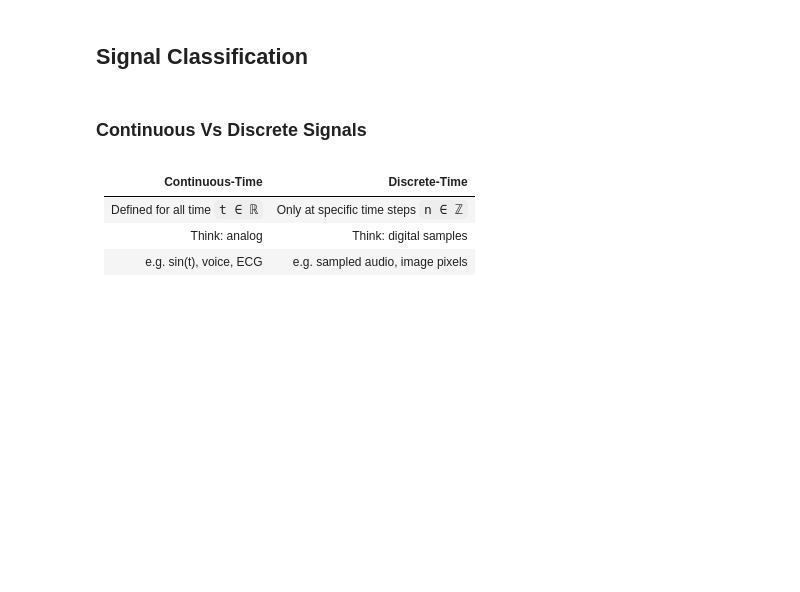
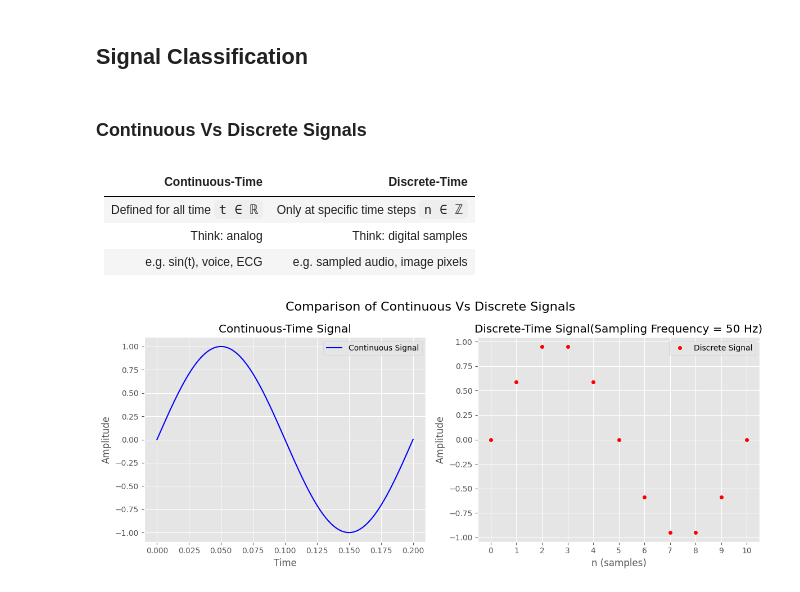
Before and after one commit to Oshadha345/Signals_and_Systems, a Jupyter notebook: Notebook/Signals.ipynb, the cells around one changed output. Saved outputs shown, nothing was run; the diff lists cells and outputs as text; code cells hidden in the pictures; blank space fills up the shorter version.

Commit message:
Signal Comparison
1. CT vs DT
2. Deterministic vs Random

```diff
--- a/Notebook/Signals.ipynb
+++ b/Notebook/Signals.ipynb
@@ -21,32 +21,44 @@ from matplotlib import style
 # %%
 # period of the continuous signal
 T = 1 / 5  # 5 Hz frequency
 
 #continuous function definition
-t = np.linspace(-10, 10, 1000)
+t = np.linspace(0,0.2, 1000)
 x_ct = np.sin(2 * np.pi * t / T)
 
 #discrete function definition
-n = np.arange(-10, 10)
-x_dt = np.sin(2 * np.pi *  n / 10 ) # if the sampling frequency is 10 Hz
+
+# if the sampling frequency is 50 Hz ; T/10 = 0.02 seconds
+n_50 = np.arange(0,11)  # 10 samples
+x_dt_50 = np.sin(2 * np.pi * 0.1 * n)
+
 
 #plot both signals
 
-plt.figure(figsize=(12, 4))
+plt.figure(figsize=(12,5))
 
 
 plt.subplot(1, 2, 1)
 plt.plot(t, x_ct, label='Continuous Signal', color='blue')
 plt.title('Continuous-Time Signal')
 plt.xlabel('Time')
 plt.ylabel('Amplitude')
+plt.legend(loc='upper right')
 
 plt.subplot(1, 2, 2)
-plt.plot(n, x_dt, 'ro', label='Discrete Signal', markersize=4)
-plt.title('Discrete-Time Signal')
-plt.xlabel('Time')
+plt.plot(n_50, x_dt_50, 'ro', label='Discrete Signal', markersize=4)
+plt.title('Discrete-Time Signal(Sampling Frequency = 50 Hz)')
+plt.xticks(n_50)  # Set x-ticks to match discrete samples
+plt.xlabel('n (samples)')
 plt.ylabel('Amplitude')
+plt.legend(loc='upper right')
 
+
+plt.suptitle('Comparison of Continuous Vs Discrete Signals', fontsize=16)
+plt.subplots_adjust(hspace=0.4, wspace=0.4)
+style.use('ggplot')
+plt.grid(True)
 plt.tight_layout()
-plt.legend()
 plt.show()
+# %% [output]
+[figure, added]
```
Also changed, not shown: parts of 2 cells of this notebook, 1 other file.
